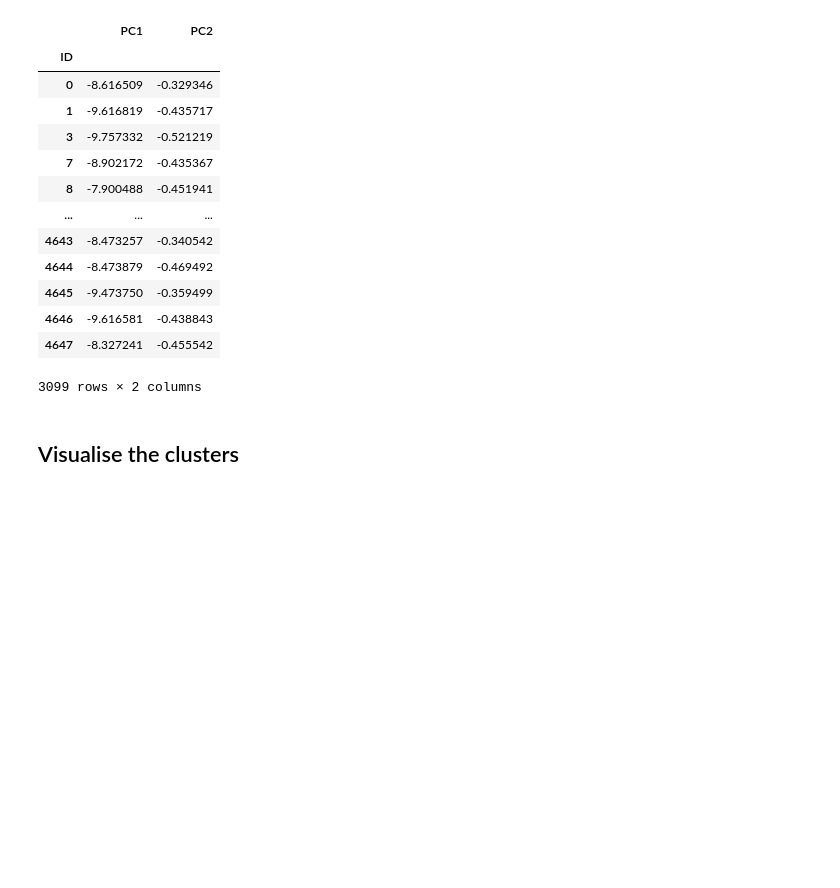
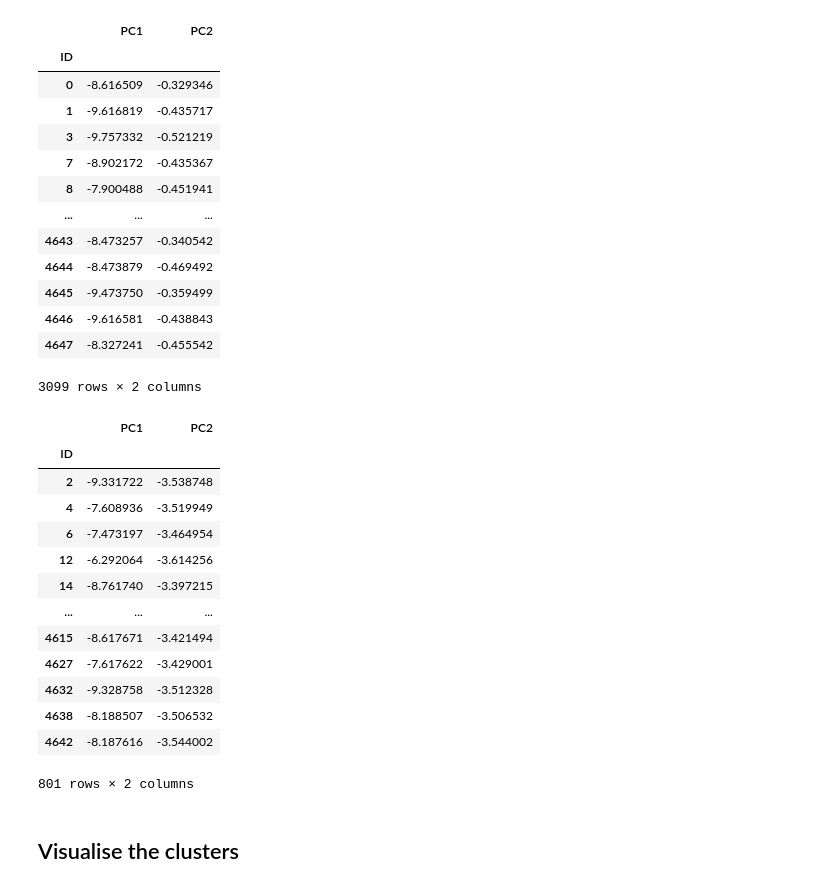
Before and after one commit to johnsonjzhou/comp90089-project, a Jupyter notebook: cluster/dbscan_v2_pca.ipynb, the cells around one changed output. Drawn from its saved outputs; the diff is of its cells as text; code cells hidden in the pictures; blank space fills up the shorter version.

Commit message:
feat: extract the second largest cluster

```diff
--- a/cluster/dbscan_v2_pca.ipynb
+++ b/cluster/dbscan_v2_pca.ipynb
@@ -121,6 +122,27 @@ cos
 | 4646 | -9.616581 | -0.438843 |
 | 4647 | -8.327241 | -0.455542 |
 3099 rows × 2 columns
+# %%
+# Get the second largest cluster
+cos_label_2 = assigned_clusters.value_counts().index[1]
+cos_2 = df_cluster[df_cluster["cluster"] == cos_label_2].drop(columns=["cluster"])
+cos_2.to_csv("../data/cos_2_pca_dbscan_v2.csv")
+cos_2
+# %% [output]
+|  | PC1 | PC2 |
+| ID |  |  |
+| 2 | -9.331722 | -3.538748 |
+| 4 | -7.608936 | -3.519949 |
+| 6 | -7.473197 | -3.464954 |
+| 12 | -6.292064 | -3.614256 |
+| 14 | -8.761740 | -3.397215 |
+| ... | ... | ... |
+| 4615 | -8.617671 | -3.421494 |
+| 4627 | -7.617622 | -3.429001 |
+| 4632 | -9.328758 | -3.512328 |
+| 4638 | -8.188507 | -3.506532 |
+| 4642 | -8.187616 | -3.544002 |
+801 rows × 2 columns
 # %% [markdown]
 ## Visualise the clusters
 # %%
```
Also changed, not shown: parts of 1 cell of this notebook, 1 other file.
